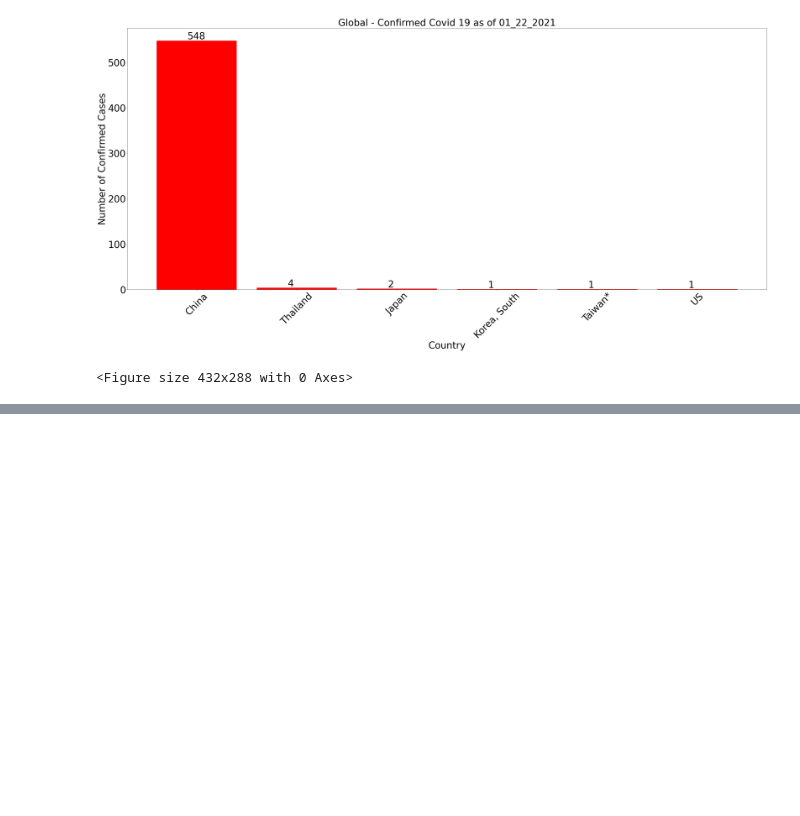
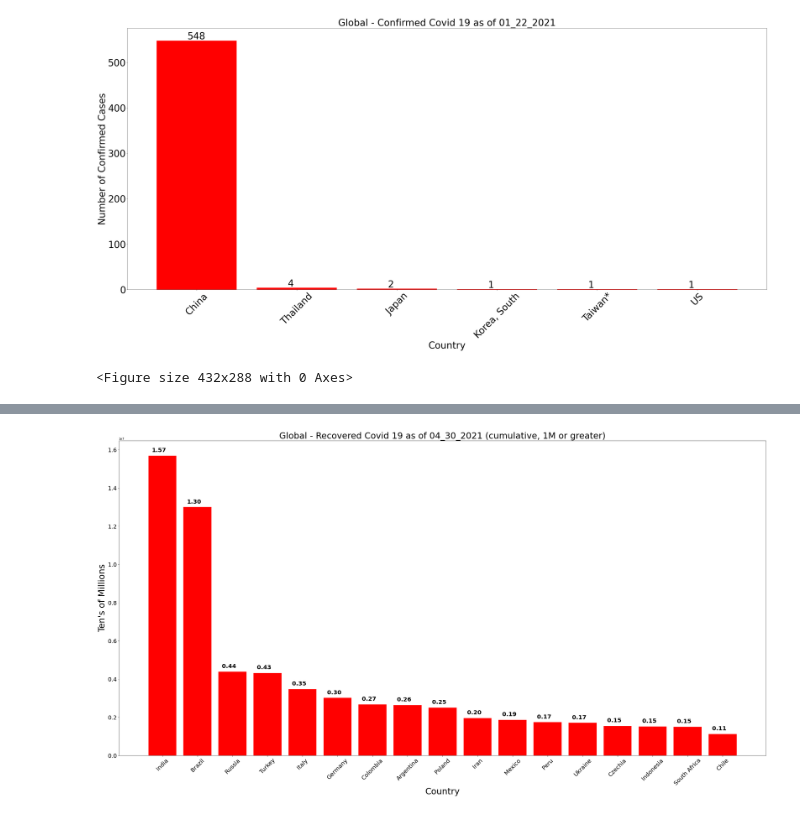
Before and after one commit to makbarish/Grp5_Project1_Covid19, a Jupyter notebook: Clay/Covid_19_Cumulatinve_Bar_Charts_Conf_Deaths_Recoveries.ipynb, the cells around one changed output, grey strips where cells are left out. Drawn from its saved outputs; the diff is of its cells as text; code cells hidden in the pictures; blank space fills up the shorter version.

```diff
--- a/Clay/Covid_19_Cumulatinve_Bar_Charts_Conf_Deaths_Recoveries.ipynb
+++ b/Clay/Covid_19_Cumulatinve_Bar_Charts_Conf_Deaths_Recoveries.ipynb
@@ -328,3 +328,7 @@ plt.show()
 plt.savefig("global_confirmed_day_01_22_2020.png")
 # %% [output]
 <Figure size 432x288 with 0 Axes>
+# %%
+# Recovered Bar Chart(s)
+filt = (confirmed_19_df_by_country["Date"] == "2021-04-30") & (confirmed_19_df_by_country["Recovered"] >= 1000000)
+confirmed_19_df_by_country[filt].sort_values(by = "Recovered", ascending = False)
@@ -330,0 +354,22 @@ plt.savefig("global_confirmed_day_01_22_2020.png")
+# %%
+# confirmed_19_df_by_country[filt].sort_values(by = "Confirmed", ascending = False)
+plt.figure(figsize=(40,20))
+# plt.figure.subplots_adjust(left=0.115, right=0.88)
+y_axis = confirmed_19_df_by_country[filt].sort_values(by = "Recovered", ascending = False)["Recovered"]
+x_axis = confirmed_19_df_by_country[filt].sort_values(by = "Recovered", ascending = False)["Country/Region"]
+pos = np.arange(len(x_axis))
+# x_pos = [0]
+# x_axis.margins(0.01, 0)
+plt.bar(x_axis, y_axis, width = 0.8, color='r', alpha=1.0, align="center")
+plt.xlabel("Country", fontsize = 30)
+plt.ylabel("Ten's of Millions", fontsize = 30)
+plt.title("Global - Recovered Covid 19 as of 04_30_2021 (cumulative, 1M or greater)", fontsize = 30)
+plt.xticks(rotation = 45, fontsize = 20)
+plt.yticks(fontsize = 20)
+
+for index,data in enumerate(y_axis):
+    plt.text(x=index-.3, y =data+200000, s=f"{format((data/10000000),'.2f')}", fontdict=dict(fontsize=20), weight="bold")
+
+plt.show()
+# %% [output]
+[figure, added]
```
Also changed, not shown: parts of 6 cells of this notebook, 6 other files.
